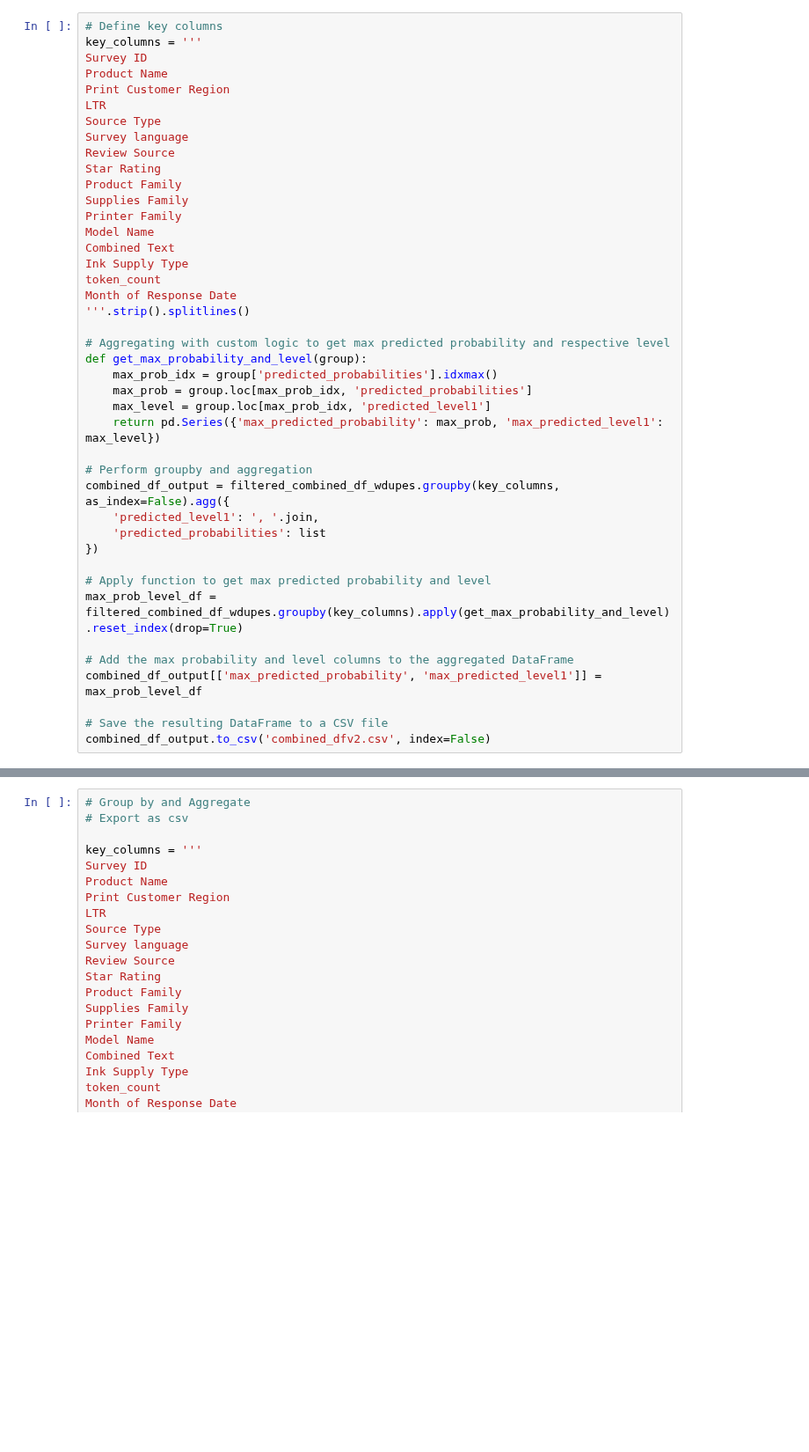
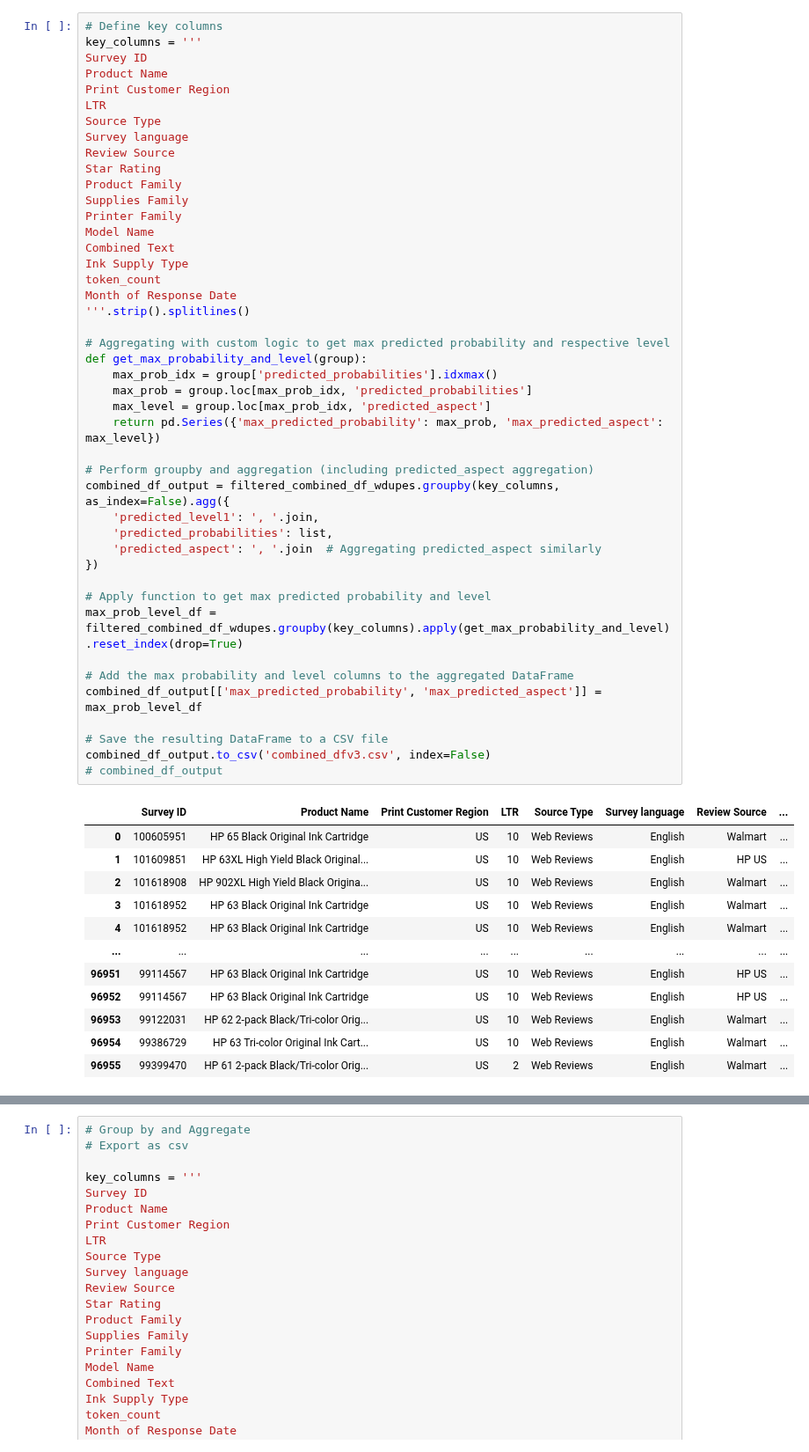
Before and after one commit to wd686/InkSightAnalyzer, a Jupyter notebook: EDA [roy].ipynb, the cells around one changed output, grey strips where cells are left out. Shown at 88% size. Drawn from its saved outputs; the diff is of its cells as text; blank space fills up the shorter version.

```diff
--- a/EDA [roy].ipynb
+++ b/EDA [roy].ipynb
@@ -119,36 +112,51 @@ Print Customer Region
 LTR
 Source Type
 Survey language
 Review Source
 Star Rating
 Product Family
 Supplies Family
 Printer Family
 Model Name
 Combined Text
 Ink Supply Type
 token_count
 Month of Response Date
 '''.strip().splitlines()
 
 # Aggregating with custom logic to get max predicted probability and respective level
 def get_max_probability_and_level(group):
     max_prob_idx = group['predicted_probabilities'].idxmax()
     max_prob = group.loc[max_prob_idx, 'predicted_probabilities']
-    max_level = group.loc[max_prob_idx, 'predicted_level1']
-    return pd.Series({'max_predicted_probability': max_prob, 'max_predicted_level1': max_level})
+    max_level = group.loc[max_prob_idx, 'predicted_aspect']
+    return pd.Series({'max_predicted_probability': max_prob, 'max_predicted_aspect': max_level})
 
-# Perform groupby and aggregation
+# Perform groupby and aggregation (including predicted_aspect aggregation)
 combined_df_output = filtered_combined_df_wdupes.groupby(key_columns, as_index=False).agg({
     'predicted_level1': ', '.join,
-    'predicted_probabilities': list
+    'predicted_probabilities': list,
+    'predicted_aspect': ', '.join  # Aggregating predicted_aspect similarly
 })
 
 # Apply function to get max predicted probability and level
 max_prob_level_df = filtered_combined_df_wdupes.groupby(key_columns).apply(get_max_probability_and_level).reset_index(drop=True)
 
 # Add the max probability and level columns to the aggregated DataFrame
-combined_df_output[['max_predicted_probability', 'max_predicted_level1']] = max_prob_level_df
+combined_df_output[['max_predicted_probability', 'max_predicted_aspect']] = max_prob_level_df
 
 # Save the resulting DataFrame to a CSV file
-combined_df_output.to_csv('combined_dfv2.csv', index=False)
+combined_df_output.to_csv('combined_dfv3.csv', index=False)
+# combined_df_output
+# %% [output]
+|  | Survey ID | Product Name | Print Customer Region | LTR | Source Type | Survey language | Review Source | ... |
+| 0 | 100605951 | HP 65 Black Original Ink Cartridge | US | 10 | Web Reviews | English | Walmart | ... |
+| 1 | 101609851 | HP 63XL High Yield Black Original... | US | 10 | Web Reviews | English | HP US | ... |
+| 2 | 101618908 | HP 902XL High Yield Black Origina... | US | 10 | Web Reviews | English | Walmart | ... |
+| 3 | 101618952 | HP 63 Black Original Ink Cartridge | US | 10 | Web Reviews | English | Walmart | ... |
+| 4 | 101618952 | HP 63 Black Original Ink Cartridge | US | 10 | Web Reviews | English | Walmart | ... |
+| ... | ... | ... | ... | ... | ... | ... | ... | ... |
+| 96951 | 99114567 | HP 63 Black Original Ink Cartridge | US | 10 | Web Reviews | English | HP US | ... |
+| 96952 | 99114567 | HP 63 Black Original Ink Cartridge | US | 10 | Web Reviews | English | HP US | ... |
+| 96953 | 99122031 | HP 62 2-pack Black/Tri-color Orig... | US | 10 | Web Reviews | English | Walmart | ... |
+| 96954 | 99386729 | HP 63 Tri-color Original Ink Cart... | US | 10 | Web Reviews | English | Walmart | ... |
+| 96955 | 99399470 | HP 61 2-pack Black/Tri-color Orig... | US | 2 | Web Reviews | English | Walmart | ... |
```
Also changed, not shown: parts of 6 cells of this notebook, 3 other files.
